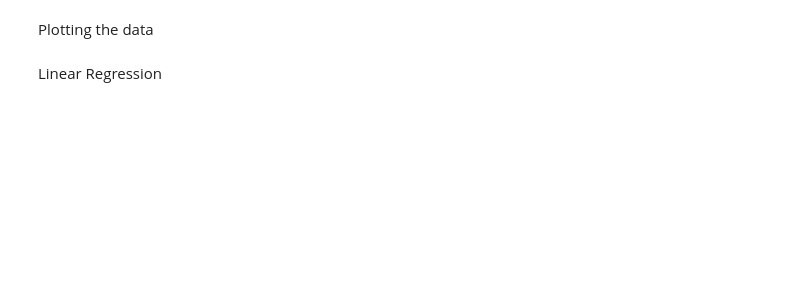
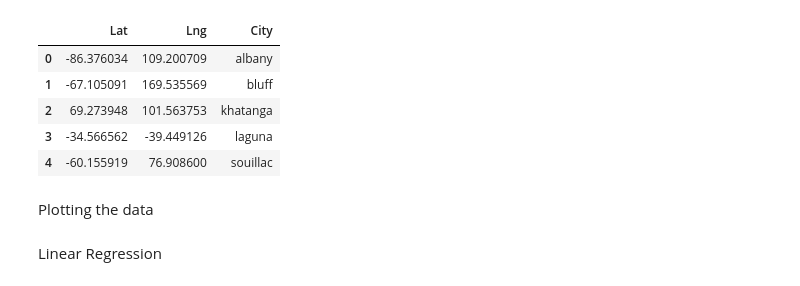
Before and after one commit to MellyB5/Python-API-Challenge, a Jupyter notebook: WeatherPy.ipynb, the cells around one changed output. Drawn from its saved outputs; the diff is of its cells as text; code cells hidden in the pictures; blank space fills up the shorter version.

```diff
--- a/WeatherPy.ipynb
+++ b/WeatherPy.ipynb
@@ -11,5 +81,23 @@ from api_keys import weather_api_key
 # %%
 #  Perform API Calls
+params = {"appid": weather_api_key,
+        "units": "metric",
+        }
+base_url = "http://api.openweathermap.org/data/2.5/weather?"
+for index, row in no_dup_cities.iterrows():
+    city_name = row["City"]
 
+    params["q="] = city_name
+    print(f"Processing Record {index} of set {city_name}")
+    results = requests.get(base_url, params=params).json()
+
+    try:
+        no_dup_cities.loc[index, "temp"] = results["main"]["temp_max"]
+        no_dup_cities.loc[index, "humidity"] = results["main"]["humidity"]
+        no_dup_cities.loc[index, "cloud cover"] = results["clouds"]["all"]
+        no_dup_cities.loc[index, "wind speed"] = results["wind"]["speed"]
+
+    except(KeyError, IndexError):
+        print("Missing data ...... Skipping")
 # Perform a weather check on each city using a series of successive API calls.
 # Include a print log of each city as it'sbeing processed (with the city number and city name).
@@ -16,3 +122,12 @@ from api_keys import weather_api_key
+# %%
+no_dup_cities.head()
+# %% [output]
+|  | Lat | Lng | City |
+| 0 | -86.376034 | 109.200709 | albany |
+| 1 | -67.105091 | 169.535569 | bluff |
+| 2 | 69.273948 | 101.563753 | khatanga |
+| 3 | -34.566562 | -39.449126 | laguna |
+| 4 | -60.155919 | 76.908600 | souillac |
 # %%
 #  Convert Raw Data to DataFrame
 # Export the city data into a .csv.
```
Also changed, not shown: parts of 8 cells of this notebook, 1 other file.
